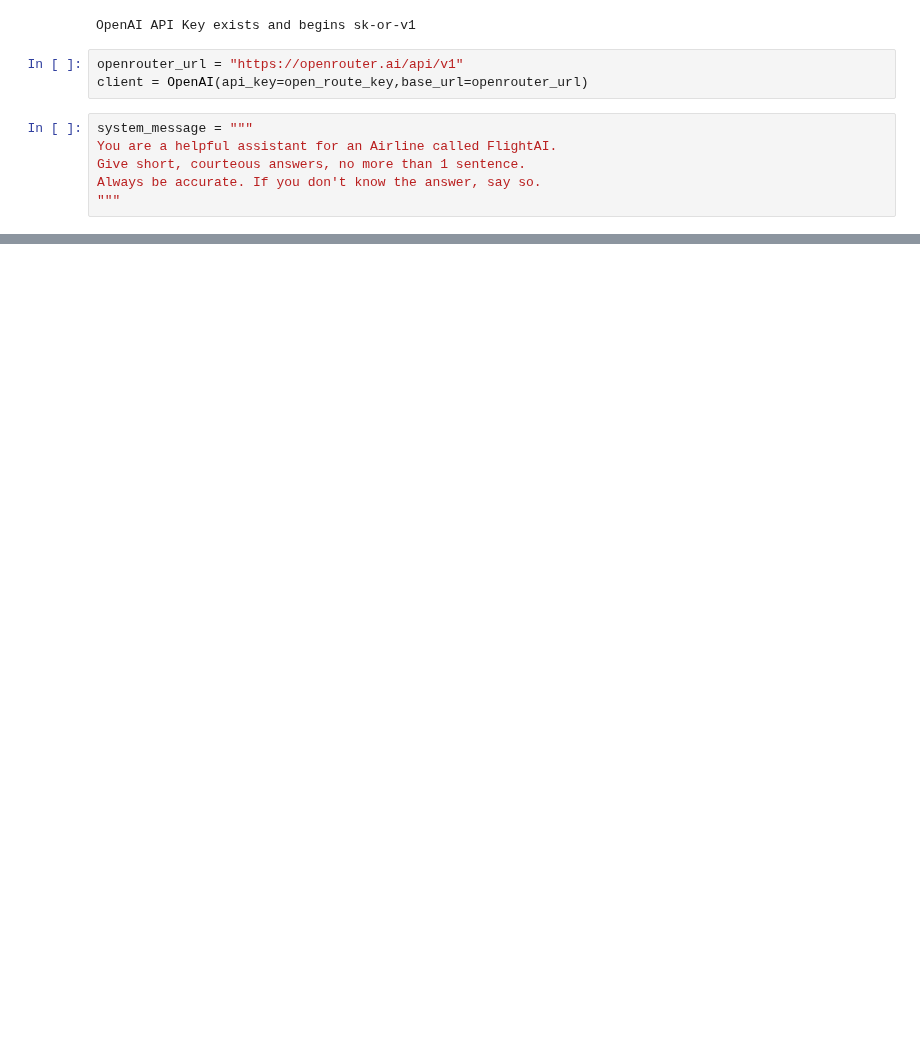
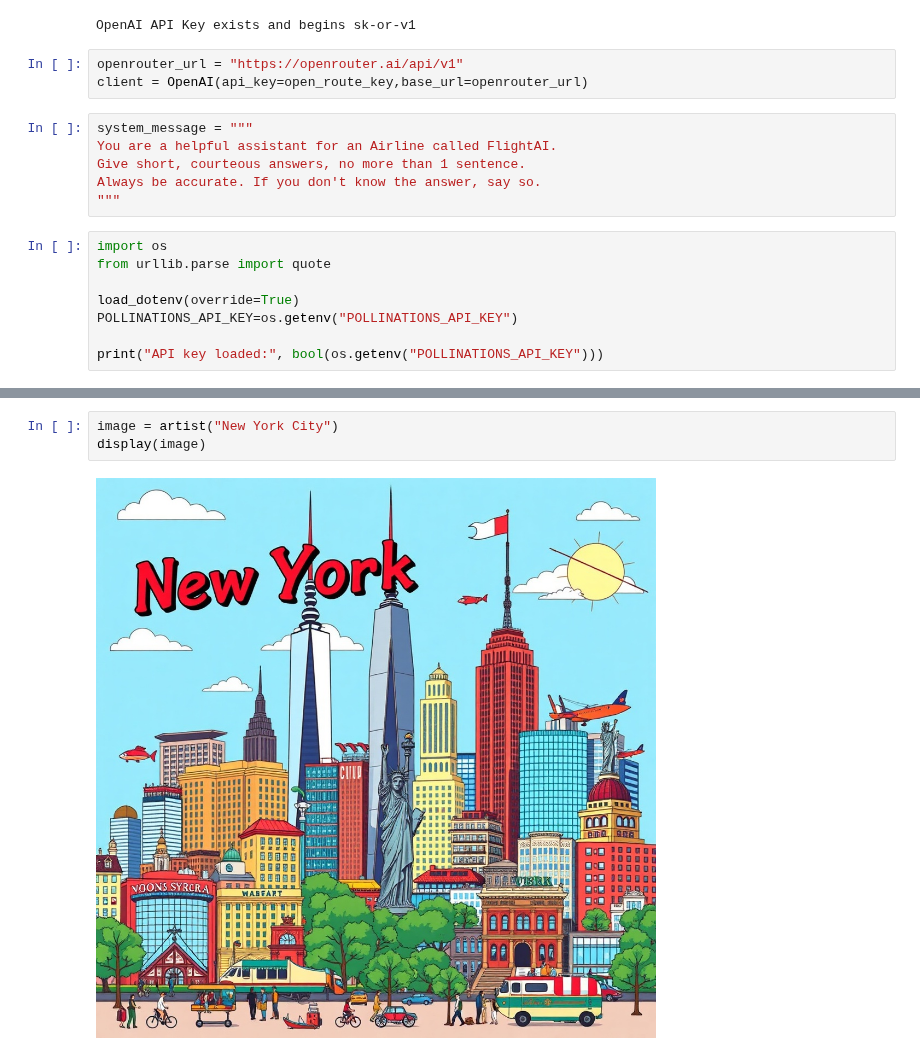
Before and after one commit to jamilhossain1997/agents, a Jupyter notebook: week2/community-contributions/jamil/day5.ipynb, the cells around one changed output, grey strips where cells are left out. Drawn from its saved outputs; the diff is of its cells as text; blank space fills up the shorter version.

Commit message:
day5 :images set

```diff
--- a/week2/community-contributions/jamil/day5.ipynb
+++ b/week2/community-contributions/jamil/day5.ipynb
@@ -27,3 +29,11 @@ You are a helpful assistant for an Airline called FlightAI.
 Give short, courteous answers, no more than 1 sentence.
 Always be accurate. If you don't know the answer, say so.
 """
+# %%
+import os
+from urllib.parse import quote
+
+load_dotenv(override=True)
+POLLINATIONS_API_KEY=os.getenv("POLLINATIONS_API_KEY")
+
+print("API key loaded:", bool(os.getenv("POLLINATIONS_API_KEY")))
@@ -41,0 +88,5 @@ def artist(city):
+# %%
+image = artist("New York City")
+display(image)
+# %% [output]
+[figure, added]
```
Also changed, not shown: parts of 4 cells of this notebook.
